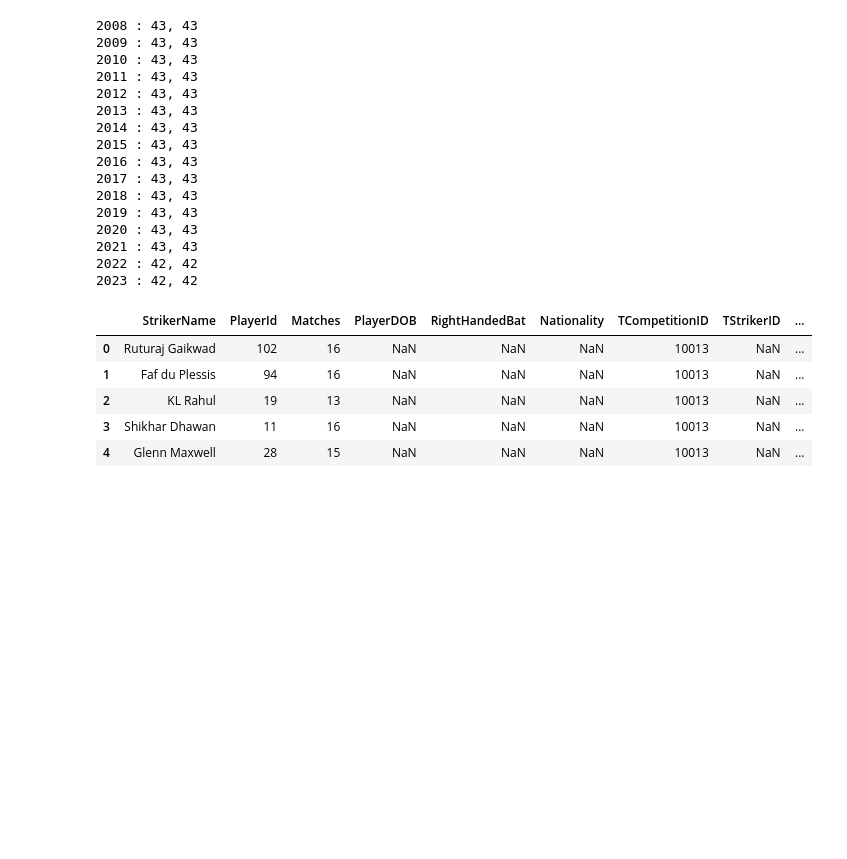
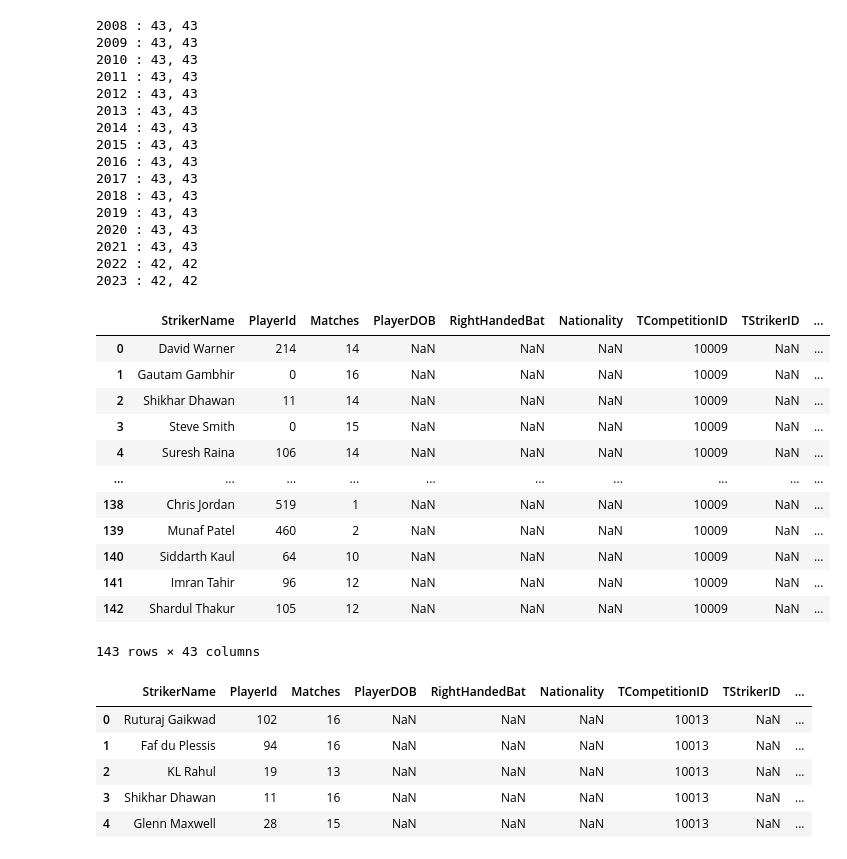
Before and after one commit to athuljain2311/Regression_Projects, a Jupyter notebook: ipl_data_analysis/seasonwise_batter_data_preprocessing.ipynb, the cells around one changed output. Saved outputs shown, nothing was run; the diff lists cells and outputs as text; code cells hidden in the pictures; blank space fills up the shorter version.

```diff
--- a/ipl_data_analysis/seasonwise_batter_data_preprocessing.ipynb
+++ b/ipl_data_analysis/seasonwise_batter_data_preprocessing.ipynb
@@ -24,6 +24,24 @@ for year in range(2008,2024):
 2021 : 43, 43
 2022 : 42, 42
 2023 : 42, 42
+# %%
+df_test = pd.read_csv('runs_wickets_per_season/2017_batters.csv')
+# %%
+df_test
+# %% [output]
+|  | StrikerName | PlayerId | Matches | PlayerDOB | RightHandedBat | Nationality | TCompetitionID | TStrikerID | ... |
+| 0 | David Warner | 214 | 14 | NaN | NaN | NaN | 10009 | NaN | ... |
+| 1 | Gautam Gambhir | 0 | 16 | NaN | NaN | NaN | 10009 | NaN | ... |
+| 2 | Shikhar Dhawan | 11 | 14 | NaN | NaN | NaN | 10009 | NaN | ... |
+| 3 | Steve Smith | 0 | 15 | NaN | NaN | NaN | 10009 | NaN | ... |
+| 4 | Suresh Raina | 106 | 14 | NaN | NaN | NaN | 10009 | NaN | ... |
+| ... | ... | ... | ... | ... | ... | ... | ... | ... | ... |
+| 138 | Chris Jordan | 519 | 1 | NaN | NaN | NaN | 10009 | NaN | ... |
+| 139 | Munaf Patel | 460 | 2 | NaN | NaN | NaN | 10009 | NaN | ... |
+| 140 | Siddarth Kaul | 64 | 10 | NaN | NaN | NaN | 10009 | NaN | ... |
+| 141 | Imran Tahir | 96 | 12 | NaN | NaN | NaN | 10009 | NaN | ... |
+| 142 | Shardul Thakur | 105 | 12 | NaN | NaN | NaN | 10009 | NaN | ... |
+143 rows × 43 columns
 # %%
 df_21 = pd.read_csv('runs_wickets_per_season\\2021_batters.csv')
 df_23 = pd.read_csv('runs_wickets_per_season\\2023_batters.csv')
```
Also changed, not shown: parts of 10 cells of this notebook, 18 other files.
